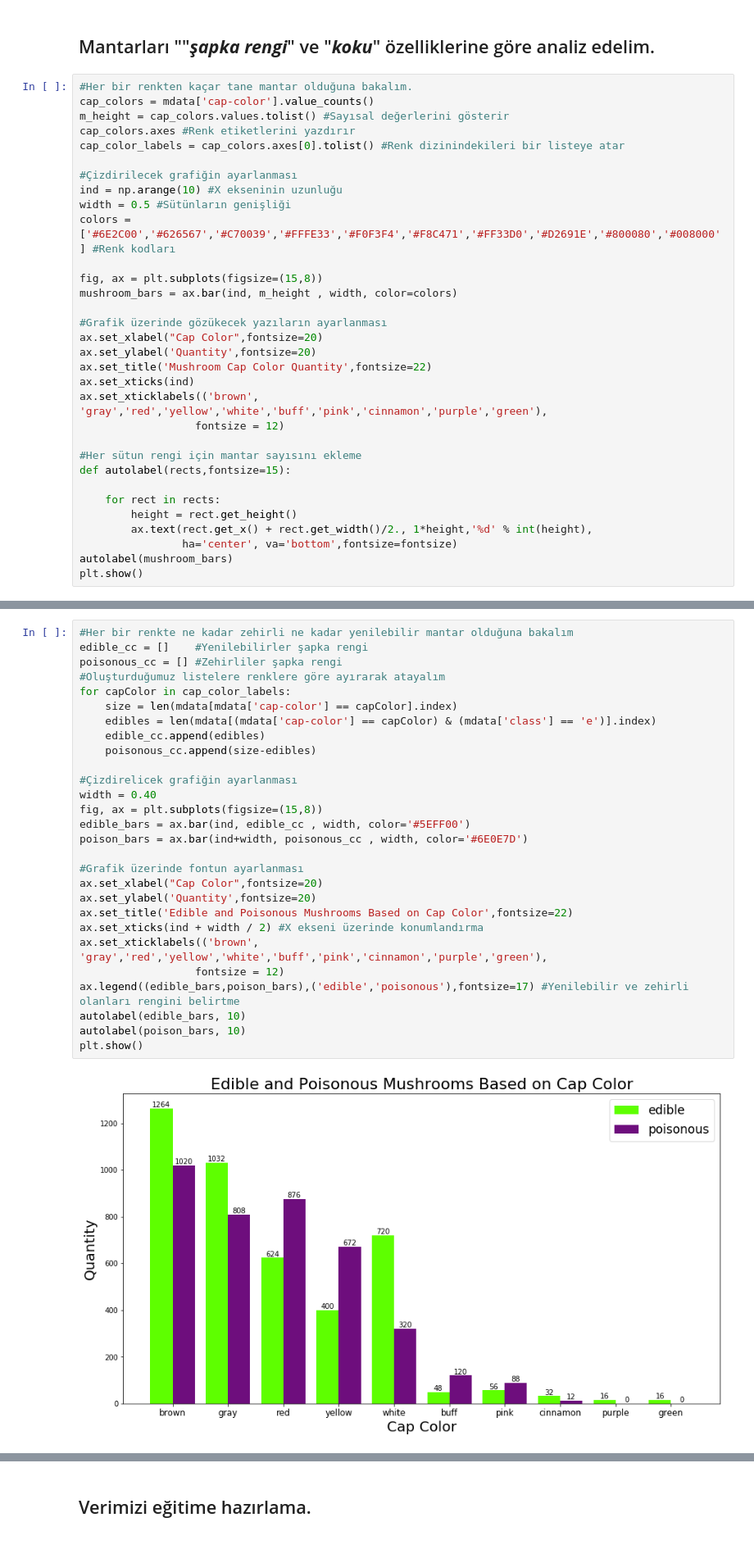
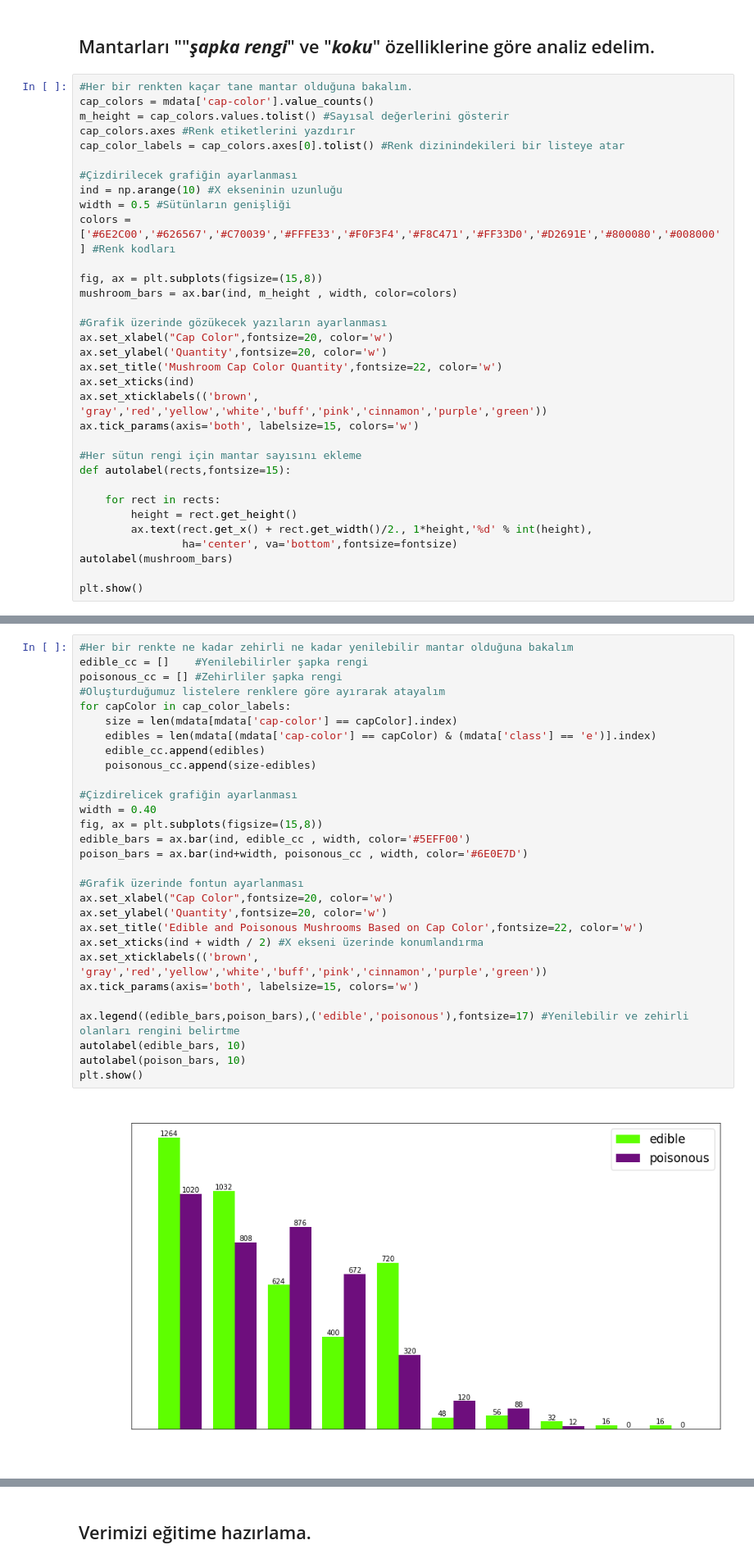
Before and after one commit to eolmez/Mushroom-Classification, a Jupyter notebook: dead_or_alive.ipynb, the cells around one changed output, grey strips where cells are left out. Shown at 82% size. Drawn from its saved outputs; the diff is of its cells as text.

```diff
--- a/dead_or_alive.ipynb
+++ b/dead_or_alive.ipynb
@@ -95,12 +95,12 @@ fig, ax = plt.subplots(figsize=(15,8))
 mushroom_bars = ax.bar(ind, m_height , width, color=colors)
 
 #Grafik üzerinde gözükecek yazıların ayarlanması
-ax.set_xlabel("Cap Color",fontsize=20)
-ax.set_ylabel('Quantity',fontsize=20)
-ax.set_title('Mushroom Cap Color Quantity',fontsize=22)
+ax.set_xlabel("Cap Color",fontsize=20, color='w')
+ax.set_ylabel('Quantity',fontsize=20, color='w')
+ax.set_title('Mushroom Cap Color Quantity',fontsize=22, color='w')
 ax.set_xticks(ind)
-ax.set_xticklabels(('brown', 'gray','red','yellow','white','buff','pink','cinnamon','purple','green'),
-                  fontsize = 12)
+ax.set_xticklabels(('brown', 'gray','red','yellow','white','buff','pink','cinnamon','purple','green'))
+ax.tick_params(axis='both', labelsize=15, colors='w')
 
 #Her sütun rengi için mantar sayısını ekleme
 def autolabel(rects,fontsize=15):
@@ -110,5 +110,6 @@ def autolabel(rects,fontsize=15):
         ax.text(rect.get_x() + rect.get_width()/2., 1*height,'%d' % int(height),
                 ha='center', va='bottom',fontsize=fontsize)
 autolabel(mushroom_bars)
+
 plt.show()
 # %% [output]
@@ -116,33 +117,34 @@ plt.show()
 # %%
 #Her bir renkte ne kadar zehirli ne kadar yenilebilir mantar olduğuna bakalım
 edible_cc = []    #Yenilebilirler şapka rengi
 poisonous_cc = [] #Zehirliler şapka rengi
 #Oluşturduğumuz listelere renklere göre ayırarak atayalım
 for capColor in cap_color_labels:
     size = len(mdata[mdata['cap-color'] == capColor].index)
     edibles = len(mdata[(mdata['cap-color'] == capColor) & (mdata['class'] == 'e')].index)
     edible_cc.append(edibles)
     poisonous_cc.append(size-edibles)
 
 #Çizdirelicek grafiğin ayarlanması
 width = 0.40
 fig, ax = plt.subplots(figsize=(15,8))
 edible_bars = ax.bar(ind, edible_cc , width, color='#5EFF00')
 poison_bars = ax.bar(ind+width, poisonous_cc , width, color='#6E0E7D')
 
 #Grafik üzerinde fontun ayarlanması
-ax.set_xlabel("Cap Color",fontsize=20)
-ax.set_ylabel('Quantity',fontsize=20)
-ax.set_title('Edible and Poisonous Mushrooms Based on Cap Color',fontsize=22)
+ax.set_xlabel("Cap Color",fontsize=20, color='w')
+ax.set_ylabel('Quantity',fontsize=20, color='w')
+ax.set_title('Edible and Poisonous Mushrooms Based on Cap Color',fontsize=22, color='w')
 ax.set_xticks(ind + width / 2) #X ekseni üzerinde konumlandırma
-ax.set_xticklabels(('brown', 'gray','red','yellow','white','buff','pink','cinnamon','purple','green'),
-                  fontsize = 12)
+ax.set_xticklabels(('brown', 'gray','red','yellow','white','buff','pink','cinnamon','purple','green'))
+ax.tick_params(axis='both', labelsize=15, colors='w')
+
 ax.legend((edible_bars,poison_bars),('edible','poisonous'),fontsize=17) #Yenilebilir ve zehirli olanları rengini belirtme
 autolabel(edible_bars, 10)
 autolabel(poison_bars, 10)
 plt.show()
 # %% [output]
-[figure, old version]
+[figure, new version]
 # %%
 #Şapka rengi için yaptığımız şekilde burada da aynılarını yapıyoruz
 odors = mdata['odor'].value_counts()
```
Also changed, not shown: parts of 3 cells of this notebook.
